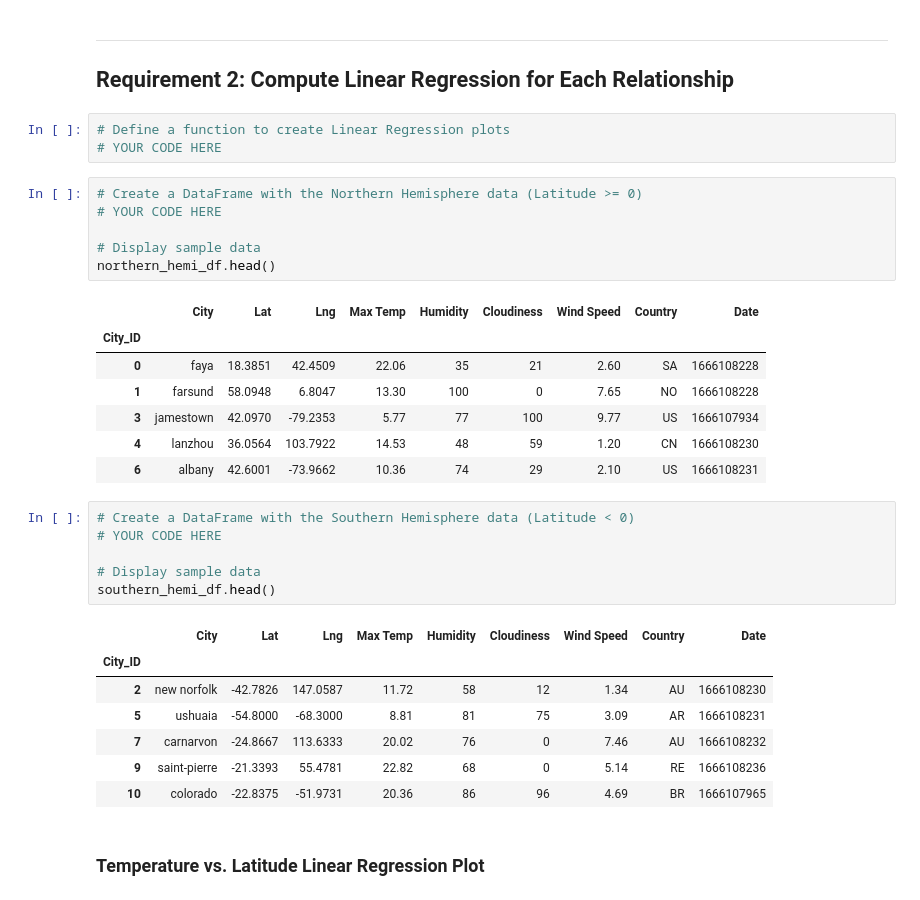
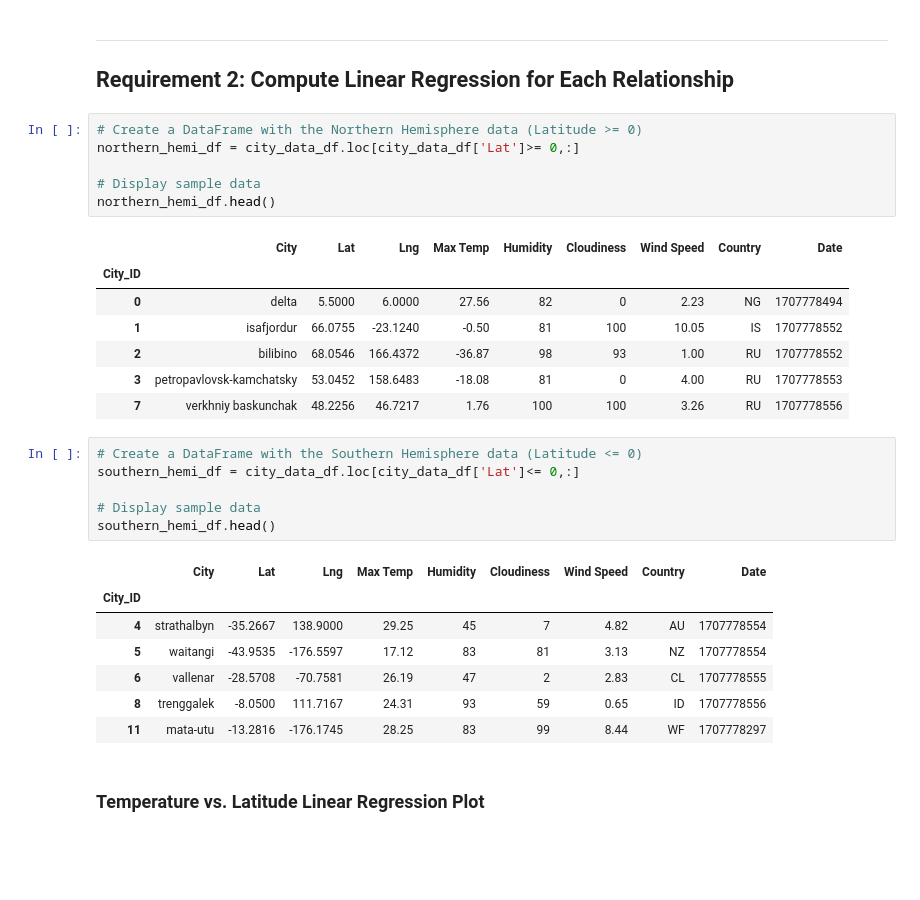
Before and after one commit to vivsarraf/python-api-challenge, a Jupyter notebook: starter_code/WeatherPy.ipynb, the cells around one changed output. Cells and saved outputs as stored; diff of their text form; blank space fills up the shorter version.

Commit message:
updated the plots

```diff
--- a/starter_code/WeatherPy.ipynb
+++ b/starter_code/WeatherPy.ipynb
@@ -245,36 +269,33 @@ plt.show()
 ---
 
 ## Requirement 2: Compute Linear Regression for Each Relationship
-# %%
-# Define a function to create Linear Regression plots
-# YOUR CODE HERE
 # %%
 # Create a DataFrame with the Northern Hemisphere data (Latitude >= 0)
-# YOUR CODE HERE
+northern_hemi_df = city_data_df.loc[city_data_df['Lat']>= 0,:]
 
 # Display sample data
 northern_hemi_df.head()
 # %% [output]
 |  | City | Lat | Lng | Max Temp | Humidity | Cloudiness | Wind Speed | Country | Date |
 | City_ID |  |  |  |  |  |  |  |  |  |
-| 0 | faya | 18.3851 | 42.4509 | 22.06 | 35 | 21 | 2.60 | SA | 1666108228 |
-| 1 | farsund | 58.0948 | 6.8047 | 13.30 | 100 | 0 | 7.65 | NO | 1666108228 |
-| 3 | jamestown | 42.0970 | -79.2353 | 5.77 | 77 | 100 | 9.77 | US | 1666107934 |
-| 4 | lanzhou | 36.0564 | 103.7922 | 14.53 | 48 | 59 | 1.20 | CN | 1666108230 |
-| 6 | albany | 42.6001 | -73.9662 | 10.36 | 74 | 29 | 2.10 | US | 1666108231 |
+| 0 | delta | 5.5000 | 6.0000 | 27.56 | 82 | 0 | 2.23 | NG | 1707778494 |
+| 1 | isafjordur | 66.0755 | -23.1240 | -0.50 | 81 | 100 | 10.05 | IS | 1707778552 |
+| 2 | bilibino | 68.0546 | 166.4372 | -36.87 | 98 | 93 | 1.00 | RU | 1707778552 |
+| 3 | petropavlovsk-kamchatsky | 53.0452 | 158.6483 | -18.08 | 81 | 0 | 4.00 | RU | 1707778553 |
+| 7 | verkhniy baskunchak | 48.2256 | 46.7217 | 1.76 | 100 | 100 | 3.26 | RU | 1707778556 |
 # %%
-# Create a DataFrame with the Southern Hemisphere data (Latitude < 0)
-# YOUR CODE HERE
+# Create a DataFrame with the Southern Hemisphere data (Latitude <= 0)
+southern_hemi_df = city_data_df.loc[city_data_df['Lat']<= 0,:]
 
 # Display sample data
 southern_hemi_df.head()
 # %% [output]
 |  | City | Lat | Lng | Max Temp | Humidity | Cloudiness | Wind Speed | Country | Date |
 | City_ID |  |  |  |  |  |  |  |  |  |
-| 2 | new norfolk | -42.7826 | 147.0587 | 11.72 | 58 | 12 | 1.34 | AU | 1666108230 |
-| 5 | ushuaia | -54.8000 | -68.3000 | 8.81 | 81 | 75 | 3.09 | AR | 1666108231 |
-| 7 | carnarvon | -24.8667 | 113.6333 | 20.02 | 76 | 0 | 7.46 | AU | 1666108232 |
-| 9 | saint-pierre | -21.3393 | 55.4781 | 22.82 | 68 | 0 | 5.14 | RE | 1666108236 |
-| 10 | colorado | -22.8375 | -51.9731 | 20.36 | 86 | 96 | 4.69 | BR | 1666107965 |
+| 4 | strathalbyn | -35.2667 | 138.9000 | 29.25 | 45 | 7 | 4.82 | AU | 1707778554 |
+| 5 | waitangi | -43.9535 | -176.5597 | 17.12 | 83 | 81 | 3.13 | NZ | 1707778554 |
+| 6 | vallenar | -28.5708 | -70.7581 | 26.19 | 47 | 2 | 2.83 | CL | 1707778555 |
+| 8 | trenggalek | -8.0500 | 111.7167 | 24.31 | 93 | 59 | 0.65 | ID | 1707778556 |
+| 11 | mata-utu | -13.2816 | -176.1745 | 28.25 | 83 | 99 | 8.44 | WF | 1707778297 |
 # %% [markdown]
 ###  Temperature vs. Latitude Linear Regression Plot
```
Also changed, not shown: parts of 34 cells of this notebook.
